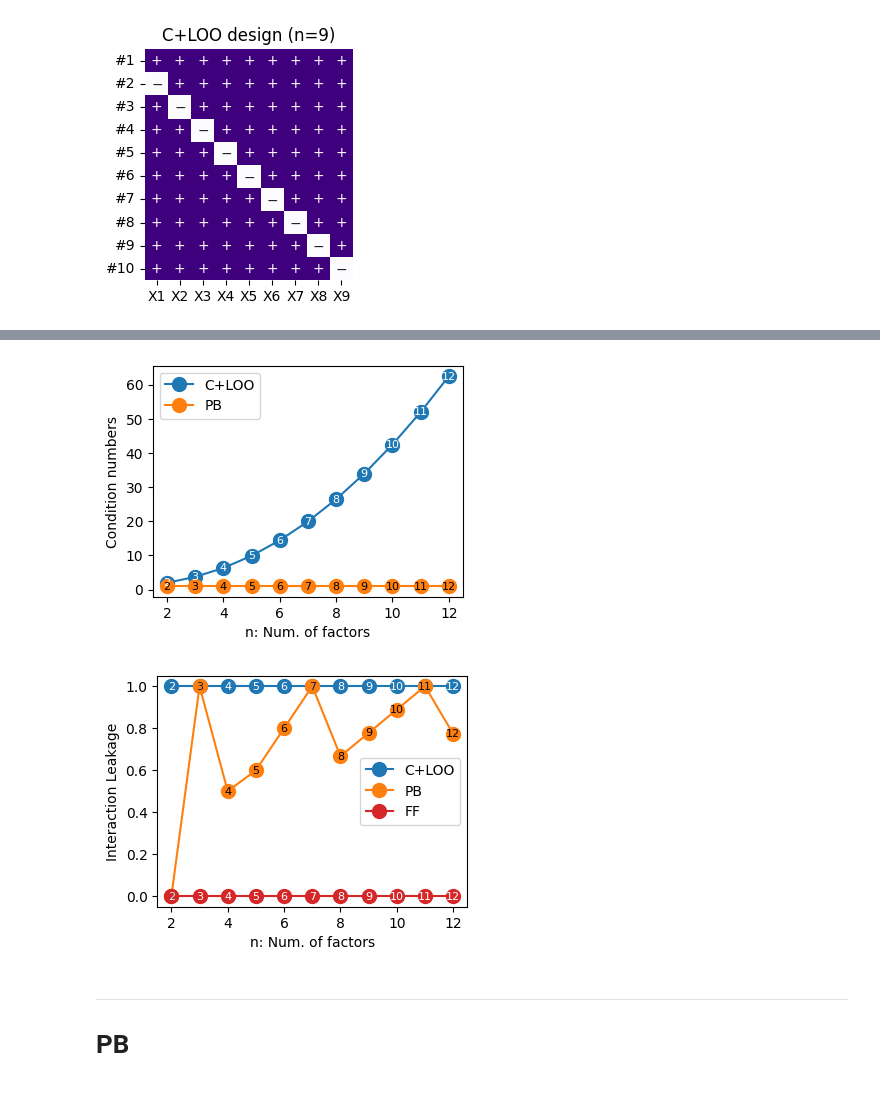
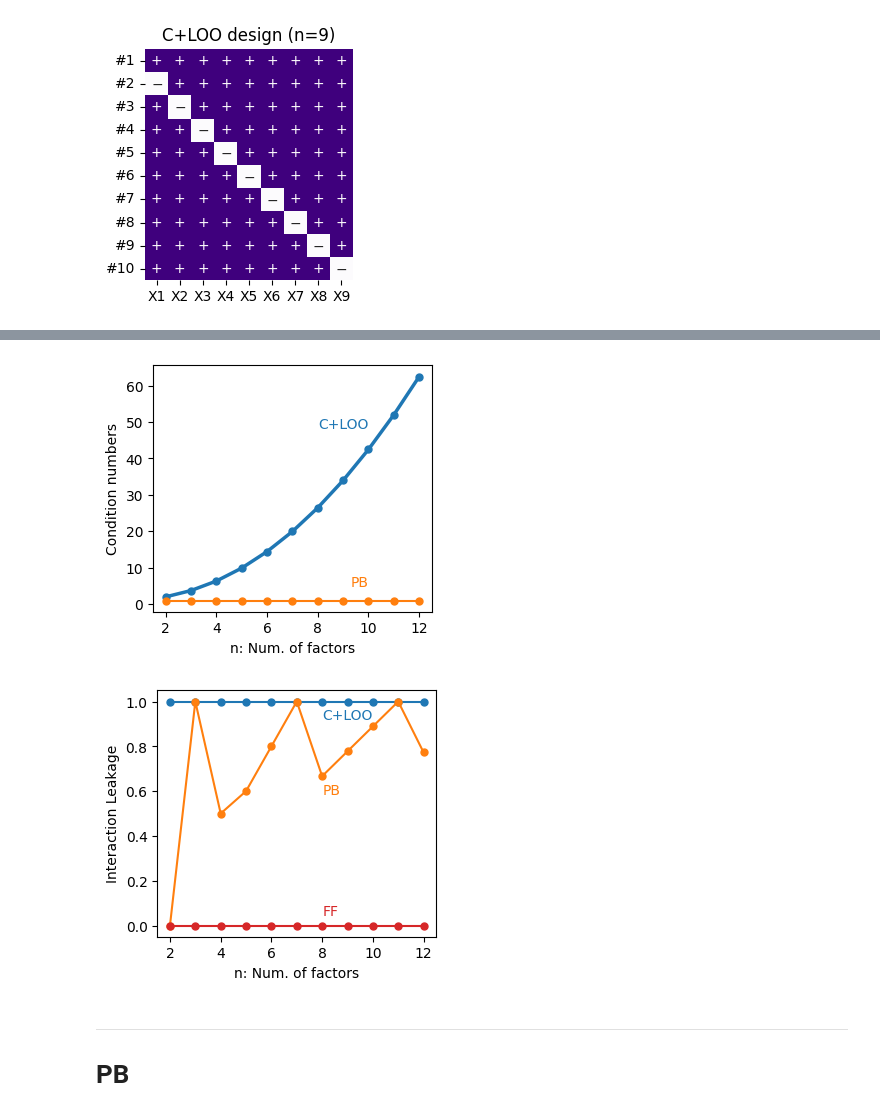
Before and after one commit to yo-aka-gene/WhyDOE, a Jupyter notebook: jupyternb/design_matrices.ipynb, the cells around one changed output, grey strips where cells are left out. Saved outputs shown, nothing was run; the diff lists cells and outputs as text; code cells hidden in the pictures.

```diff
--- a/jupyternb/design_matrices.ipynb
+++ b/jupyternb/design_matrices.ipynb
@@ -240,33 +232,37 @@ if conf.savefig:
 # %%
-fig, ax = plt.subplots(figsize=(4, 3))
+fig, ax = plt.subplots(figsize=(3.6, 3.2))
 
 cond_cloo = np.vectorize(lambda n: np.linalg.cond(sm.add_constant(CLOO().get_exmatrix(n)().values)))
 cond_pb = np.vectorize(lambda n: np.linalg.cond(sm.add_constant(PlackettBurman().get_exmatrix(n)().values)))
 # cond_cloo = np.vectorize(lambda n: np.linalg.cond(CLOO().get_exmatrix(n)().values))
 # cond_pb = np.vectorize(lambda n: np.linalg.cond(PlackettBurman().get_exmatrix(n)().values))
 
 x = np.arange(2, 13)
 y_cloo, y_pb = cond_cloo(x), cond_pb(x)
 
-ax.plot(x, y_cloo, marker="o", markersize=10, c="C0", label="C+LOO")
-ax.plot(x, y_pb, marker="o", markersize=10, c="C1", label="PB")
-ax.legend(
-    # loc="center left", bbox_to_anchor=(1, .5),
-    loc="upper left",
-    # fontsize="x-small"
-)
+ax.plot(x, y_cloo, marker="o", markersize=5, c="C0", label="C+LOO", linewidth=2.5)
+ax.plot(x, y_pb, marker="o", markersize=5, c="C1", label="PB")
+# ax.legend(
+#     # loc="center left", bbox_to_anchor=(1, .5),
+#     loc="upper left",
+#     # fontsize="x-small"
+# )
 ax.set(ylabel="Condition numbers", xlabel="n: Num. of factors")
+ax.set_xticks(range(2, 13, 2))
 
-for xi, yi in zip(x, y_cloo):
-    ax.text(xi, yi, xi, size=8, ha="center", va="center", c=textcolor(mcolors.to_rgba("C0"), dark="0"))
+ax.text(10, y_cloo[-3] + 5, "C+LOO", ha="right", va="bottom", color="C0")
+ax.text(10, y_pb[-3] + 3, "PB", ha="right", va="bottom", color="C1")
 
-for xi, yi in zip(x, y_pb):
-    ax.text(xi, yi, xi, size=8, ha="center", va="center", c=textcolor(mcolors.to_rgba("C1"), dark="0"))
+# for xi, yi in zip(x, y_cloo):
+#     ax.text(xi, yi, xi, size=8, ha="center", va="center", c=textcolor(mcolors.to_rgba("C0"), dark="0"))
+
+# for xi, yi in zip(x, y_pb):
+#     ax.text(xi, yi, xi, size=8, ha="center", va="center", c=textcolor(mcolors.to_rgba("C1"), dark="0"))
 
 if conf.savefig:
         fig.savefig(f"{conf.out}/condition_number", **kwarg_savefig)
 # %% [output]
-[figure, old version]
+[figure, new version]
 # %%
 def interaction_absorption(design, n_factor, order, n_rep=1):
     X = design().get_exmatrix(n_factor)
@@ -275,33 +271,39 @@ def interaction_absorption(design, n_factor, order, n_rep=1):
     X_int = np.vstack([X.interactions(order).iloc[:, n_factor:].values] * n_rep)
     return np.trace(X_int.T @ PX @ X_int) / np.trace(X_int.T @ X_int)
 # %%
-fig, ax = plt.subplots(figsize=(4, 3))
+fig, ax = plt.subplots(figsize=(3.6, 3.2))
 
 x = np.arange(2, 13)
 abs_cloo = np.vectorize(lambda n: interaction_absorption(CLOO, n, 2))(x)
 abs_pb = np.vectorize(lambda n: interaction_absorption(PlackettBurman, n, 2))(x)
 abs_ff = np.vectorize(lambda n: interaction_absorption(FullFactorial, n, 2))(x)
 
-ax.plot(x, abs_cloo, marker="o", markersize=10, label="C+LOO")
-ax.plot(x, abs_pb, marker="o", markersize=10, label="PB")
-ax.plot(x, abs_ff, marker="o", markersize=10, label="FF", color="C3")
+ax.plot(x, abs_cloo, marker="o", markersize=5, label="C+LOO")
+ax.plot(x, abs_pb, marker="o", markersize=5, label="PB")
+ax.plot(x, abs_ff, marker="o", markersize=5, label="FF", color="C3")
 
 ax.set(ylabel="Interaction Leakage", xlabel="n: Num. of factors")
-ax.legend()
+# ax.legend()
 
-for xi, yi in zip(x, abs_cloo):
-    ax.text(xi, yi, xi, size=8, ha="center", va="center", c=textcolor(mcolors.to_rgba("C0"), dark="0"))
+ax.text(8, abs_cloo[-5] - .03, "C+LOO", ha="left", va="top", color="C0")
+ax.text(8, abs_pb[-5] - .03, "PB", ha="left", va="top", color="C1")
+ax.text(8, abs_ff[-5] + .03, "FF", ha="left", va="bottom", color="C3")
 
-for xi, yi in zip(x, abs_pb):
-    ax.text(xi, yi, xi, size=8, ha="center", va="center", c=textcolor(mcolors.to_rgba("C1"), dark="0"))
+# for xi, yi in zip(x, abs_cloo):
+#     ax.text(xi, yi, xi, size=8, ha="center", va="center", c=textcolor(mcolors.to_rgba("C0"), dark="0"))
 
-for xi, yi in zip(x, abs_ff):
-    ax.text(xi, yi, xi, size=8, ha="center", va="center", c=textcolor(mcolors.to_rgba("C3"), dark="0"))
+# for xi, yi in zip(x, abs_pb):
+#     ax.text(xi, yi, xi, size=8, ha="center", va="center", c=textcolor(mcolors.to_rgba("C1"), dark="0"))
+
+# for xi, yi in zip(x, abs_ff):
+#     ax.text(xi, yi, xi, size=8, ha="center", va="center", c=textcolor(mcolors.to_rgba("C3"), dark="0"))
+
+ax.set_xticks(range(2, 13, 2))
 
 if conf.savefig:
     fig.savefig(f"{conf.out}/interaction_leakage", **kwarg_savefig)
 # %% [output]
-[figure, old version]
+[figure, new version]
 # %% [markdown]
 ---
 # PB
```
Also changed, not shown: parts of 22 cells of this notebook.
